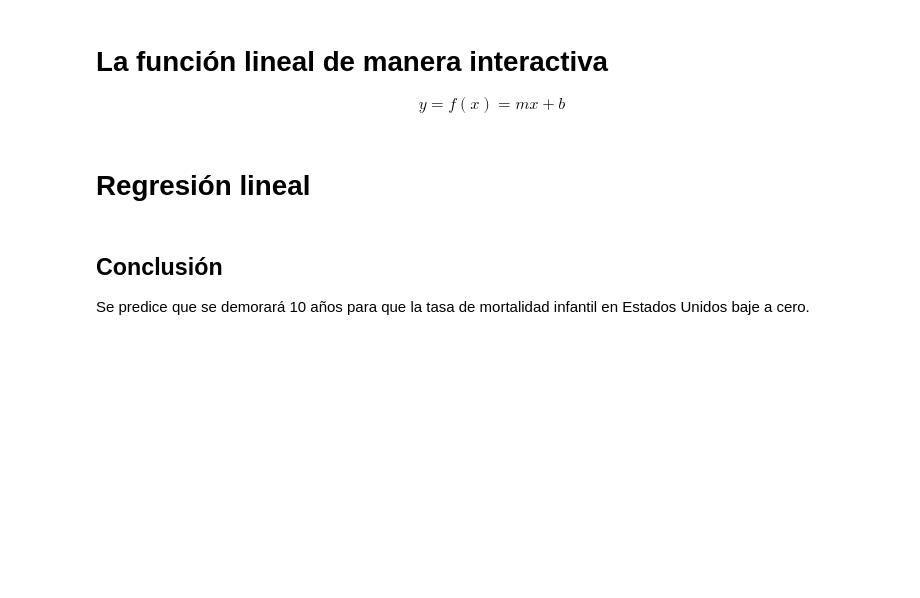
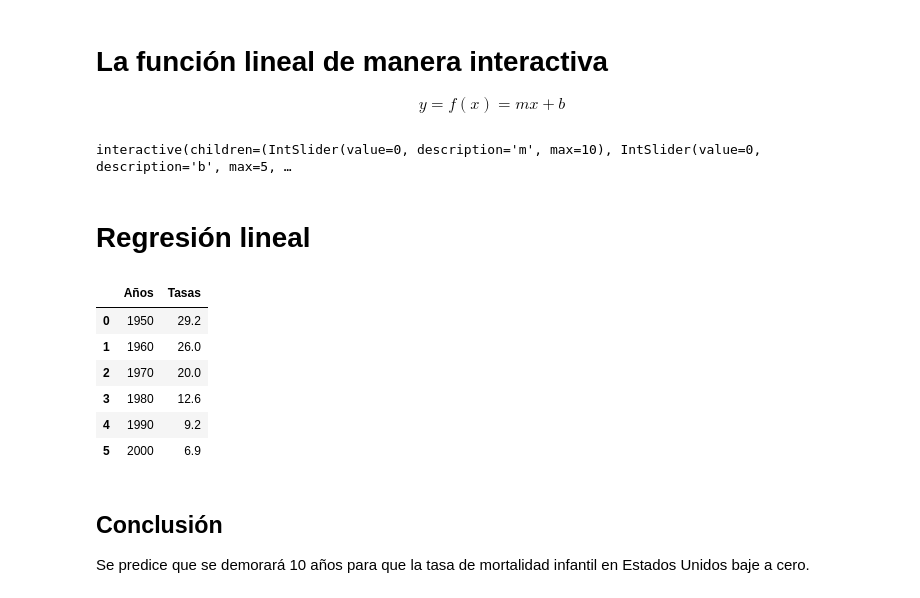
Before and after one commit to marco-canas/fundamentos_de_las_matematicas, a Jupyter notebook: classes/2_functions/2_funciones_lineales/2_funciones_lineales.ipynb, the cells around one changed output. Saved outputs shown, nothing was run; the diff lists cells and outputs as text; code cells hidden in the pictures; blank space fills up the shorter version.

Commit message:
animación y regresión lineal

```diff
--- a/classes/2_functions/2_funciones_lineales/2_funciones_lineales.ipynb
+++ b/classes/2_functions/2_funciones_lineales/2_funciones_lineales.ipynb
@@ -247,30 +247,47 @@ vez que otras personas nos asocien con cualquiera de estos sentimientos, disminu
 $$ y = f(x) = mx + b $$
 # %%
 import  numpy as np
-
+import matplotlib.pyplot as plt
 from ipywidgets import interact
 
 def trazar_funcion_lineal(m = 0, b = 0):
-    import matplotlib.pyplot as plt
-    plt.figure(figsize = (13,5))
-    plt.title('¿Cómo cambia la linea al cambiar m y b?')
+    plt.figure(figsize = (13,6))
+    plt.title(r'¿Cómo cambia la linea al cambiar $m$ y $b$?')
     plt.axis([-5,5,-10,10])
+    plt.grid(alpha = 0.3)
+    dominio = np.array([-5,5])
+    f = lambda x:m*x+b
+    rango = f(dominio)
+    plt.plot(dominio, rango, color = 'red')
+    plt.plot([-5,5], [0,0], color = 'blue', alpha = 0.4) # eje x
+    plt.plot([0,0], [-10, 10], color = 'blue', alpha = 0.4) # eje y
+    plt.yticks(np.arange(-10,11))
 
 interact(trazar_funcion_lineal, m = (0,10), b = (-5, 5))
 
 plt.show()
+# %% [output]
+interactive(children=(IntSlider(value=0, description='m', max=10), IntSlider(value=0, description='b', max=5, …
 # %% [markdown]
 # Regresión lineal
 # %%
 import pandas as pd
 
 años = [1950, 1960, 1970, 1980, 1990, 2000]
 tasas = [29.2, 26.0, 20.0, 12.6, 9.2, 6.9]
 
 dic = {'Años':años,'Tasas':tasas}
 
-tabla = pd.DataFrame(dic)
-tabla
+representacion_tabular = pd.DataFrame(dic)
+representacion_tabular
+# %% [output]
+|  | Años | Tasas |
+| 0 | 1950 | 29.2 |
+| 1 | 1960 | 26.0 |
+| 2 | 1970 | 20.0 |
+| 3 | 1980 | 12.6 |
+| 4 | 1990 | 9.2 |
+| 5 | 2000 | 6.9 |
 # %%
 import matplotlib.pyplot as plt
 
```
